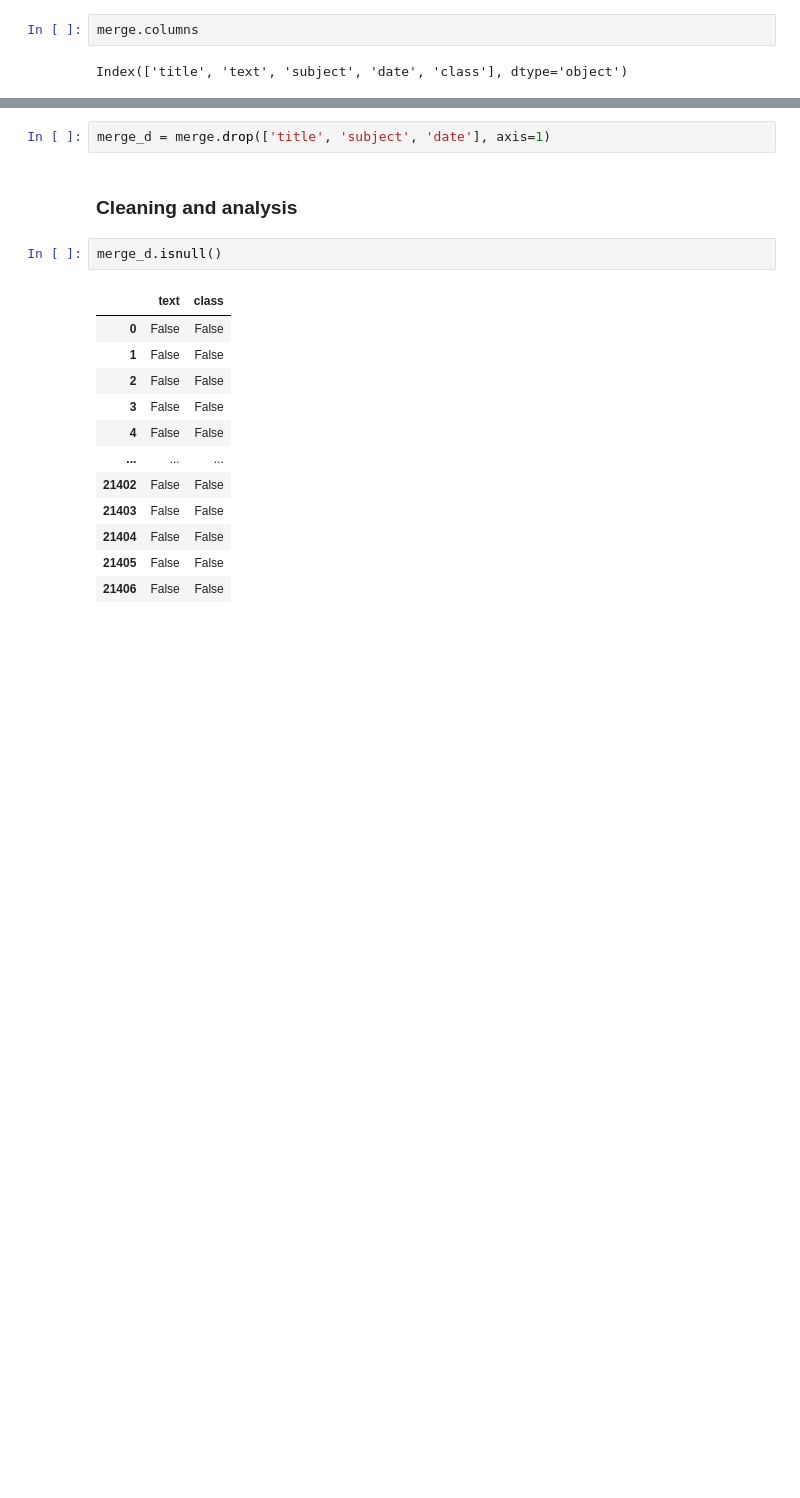
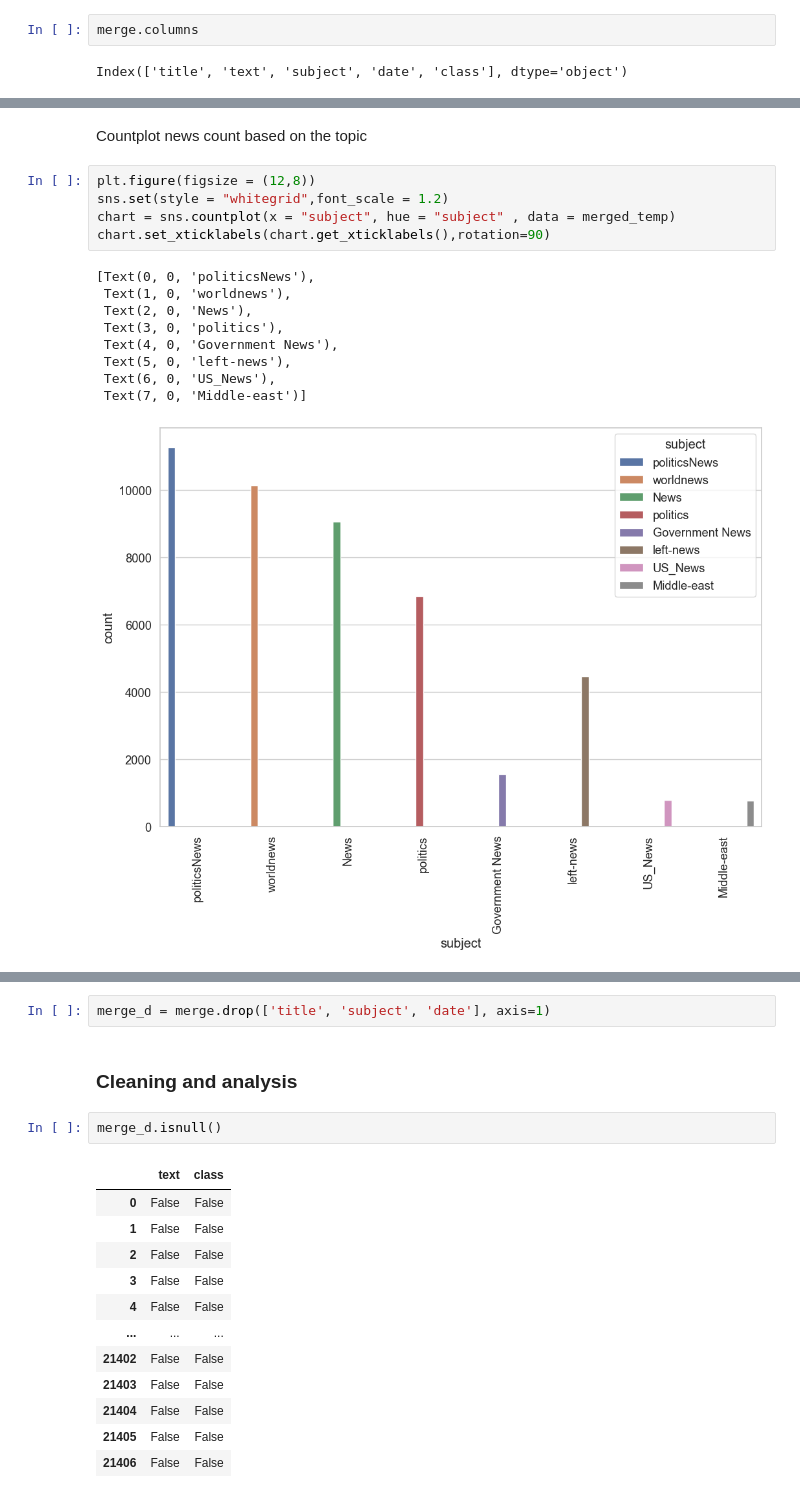
Before and after one commit to ayman-codes/Deep_Learning, a Jupyter notebook: Project_final/Fake_news.ipynb, the cells around one changed output, grey strips where cells are left out. Drawn from its saved outputs; the diff is of its cells as text; blank space fills up the shorter version.

```diff
--- a/Project_final/Fake_news.ipynb
+++ b/Project_final/Fake_news.ipynb
@@ -158,0 +347,17 @@ Index(['title', 'text', 'subject', 'date', 'class'], dtype='object')
+# %% [markdown]
+Countplot news count based on the topic
+# %%
+plt.figure(figsize = (12,8))
+sns.set(style = "whitegrid",font_scale = 1.2)
+chart = sns.countplot(x = "subject", hue = "subject" , data = merged_temp)
+chart.set_xticklabels(chart.get_xticklabels(),rotation=90)
+# %% [output]
+[Text(0, 0, 'politicsNews'),
+ Text(1, 0, 'worldnews'),
+ Text(2, 0, 'News'),
+ Text(3, 0, 'politics'),
+ Text(4, 0, 'Government News'),
+ Text(5, 0, 'left-news'),
+ Text(6, 0, 'US_News'),
+ Text(7, 0, 'Middle-east')]
+[figure, added]
```
Also changed, not shown: parts of 69 cells of this notebook, 3 other files.
